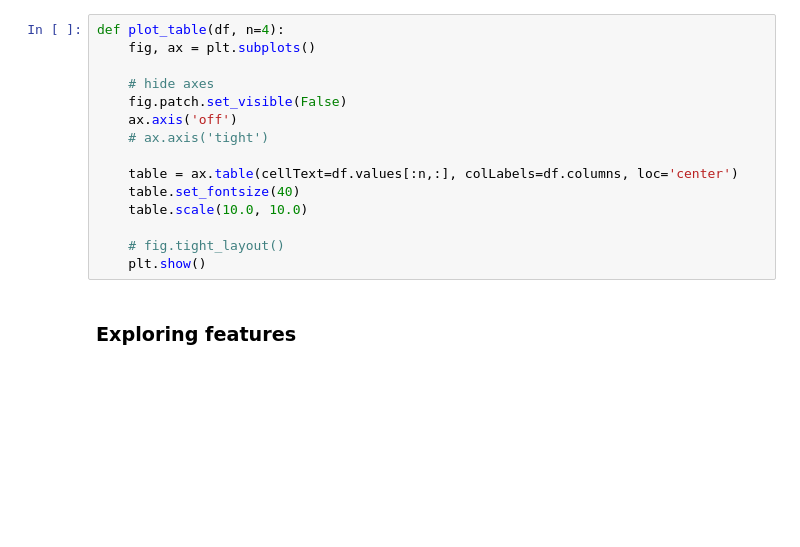
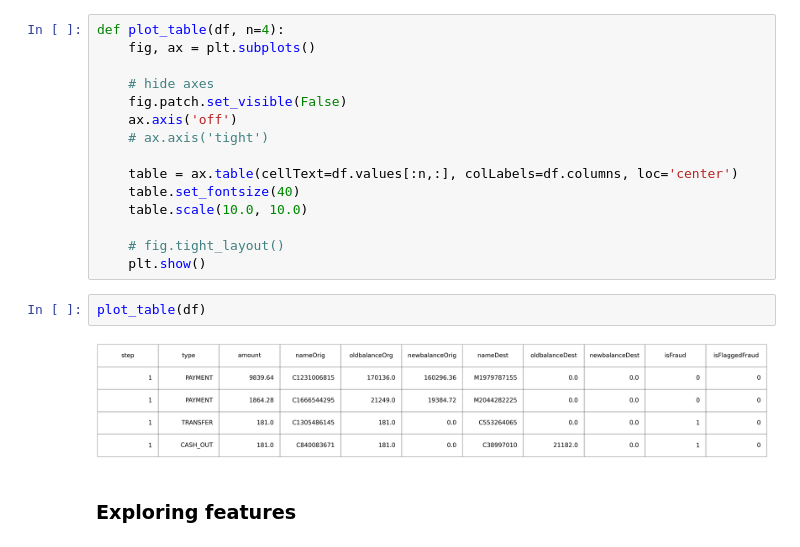
Before and after one commit to mangelini/fraud-detection-ml, a Jupyter notebook: project.ipynb, the cells around one changed output. Drawn from its saved outputs; the diff is of its cells as text; blank space fills up the shorter version.

```diff
--- a/project.ipynb
+++ b/project.ipynb
@@ -51,6 +51,10 @@ def plot_table(df, n=4):
 
     # fig.tight_layout()
     plt.show()
+# %%
+plot_table(df)
+# %% [output]
+[figure, added]
 # %% [markdown]
 ### Exploring features
 # %% [markdown]
```
Also changed, not shown: parts of 13 cells of this notebook, 7 other files.
